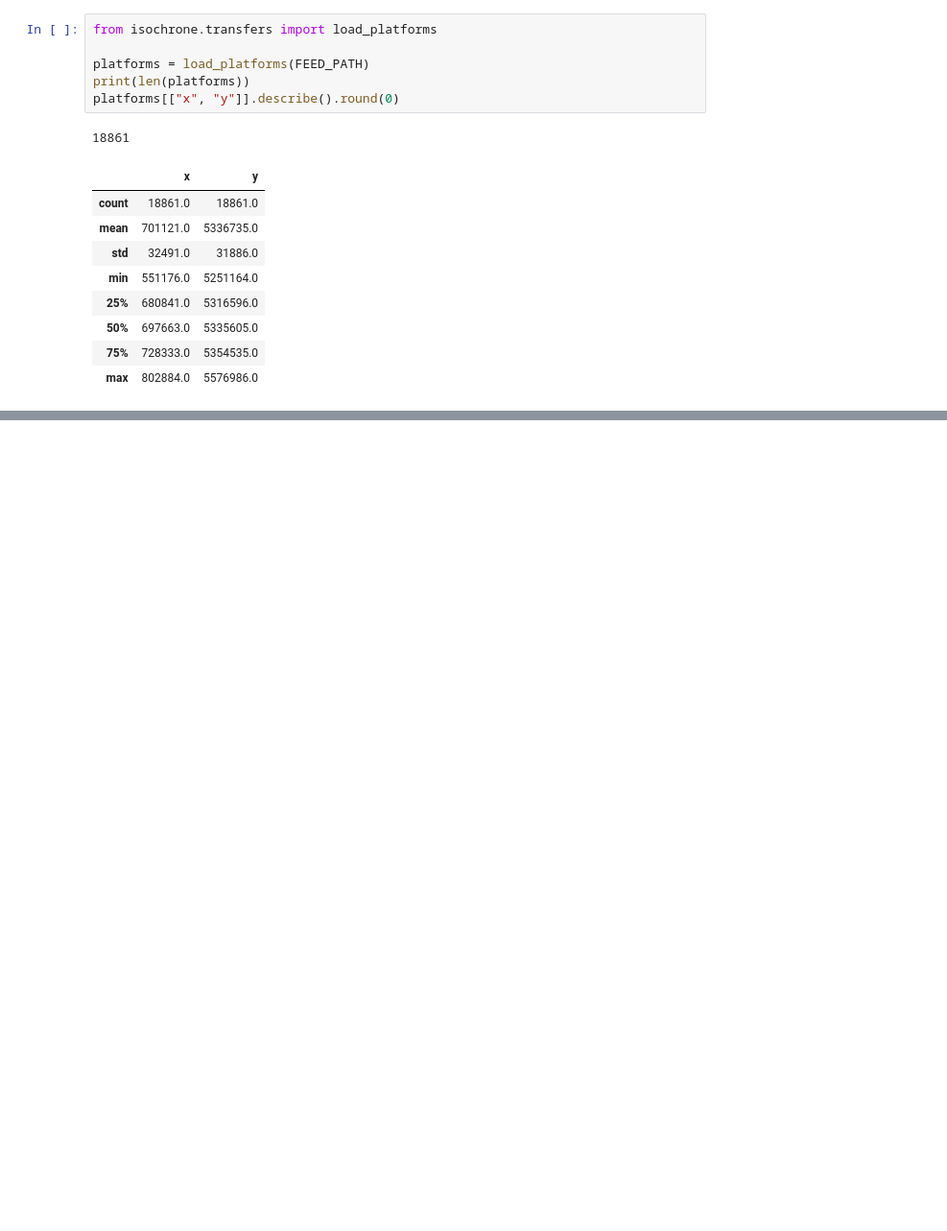
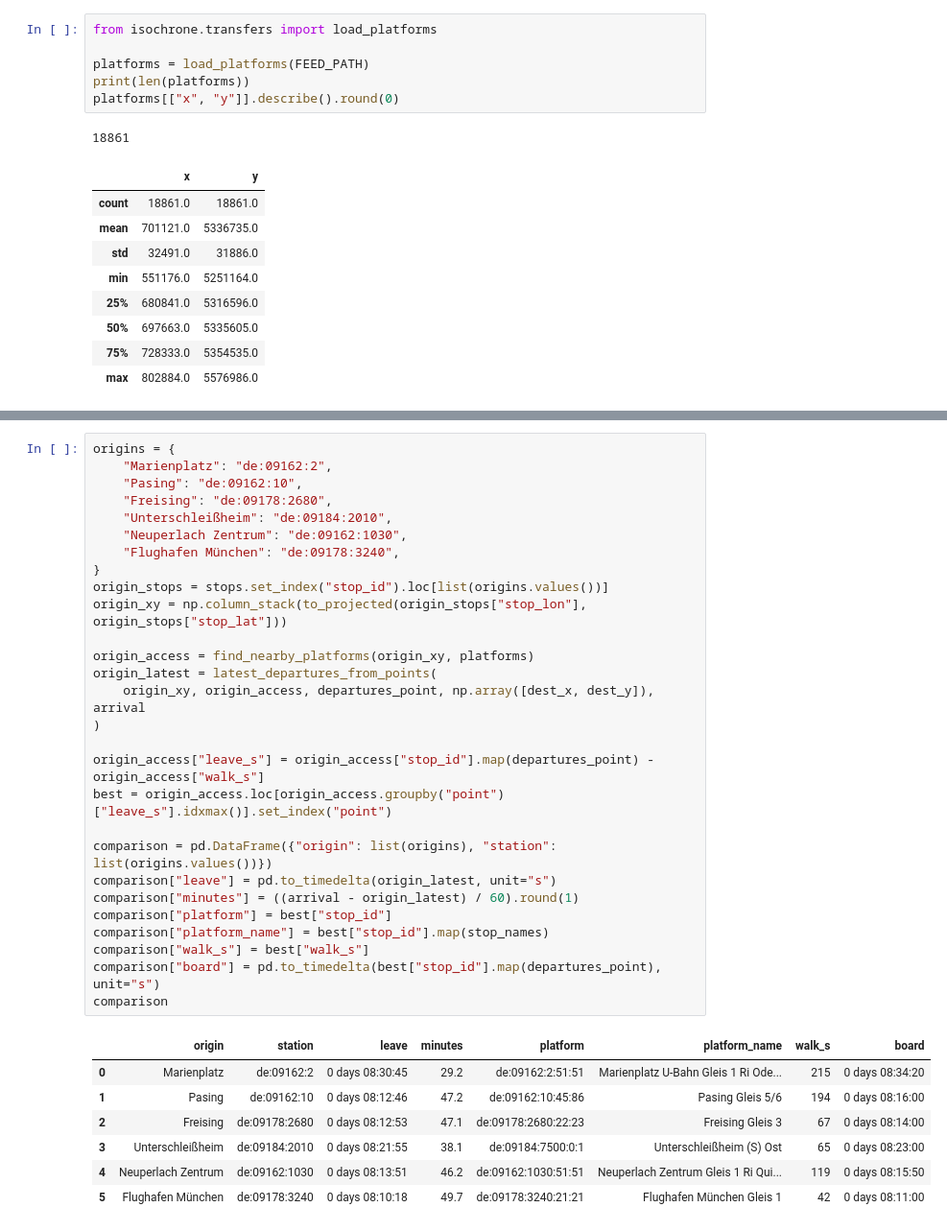
Before and after one commit to francescocodeca/munich-transit-reverse-isochrone, a Jupyter notebook: notebooks/01_explore_gtfs.ipynb, the cells around one changed output, grey strips where cells are left out. Shown at 96% size. Saved outputs shown, nothing was run; the diff lists cells and outputs as text; blank space fills up the shorter version.

```diff
--- a/notebooks/01_explore_gtfs.ipynb
+++ b/notebooks/01_explore_gtfs.ipynb
@@ -302 +302,37 @@ print(map_path)
 /Users/francescocodeca/Desktop/project_maps/data/maps/garching_2026-12-09_0900.html
+# %%
+origins = {
+    "Marienplatz": "de:09162:2",
+    "Pasing": "de:09162:10",
+    "Freising": "de:09178:2680",
+    "Unterschleißheim": "de:09184:2010",
+    "Neuperlach Zentrum": "de:09162:1030",
+    "Flughafen München": "de:09178:3240",
+}
+origin_stops = stops.set_index("stop_id").loc[list(origins.values())]
+origin_xy = np.column_stack(to_projected(origin_stops["stop_lon"], origin_stops["stop_lat"]))
+
+origin_access = find_nearby_platforms(origin_xy, platforms)
+origin_latest = latest_departures_from_points(
+    origin_xy, origin_access, departures_point, np.array([dest_x, dest_y]), arrival
+)
+
+origin_access["leave_s"] = origin_access["stop_id"].map(departures_point) - origin_access["walk_s"]
+best = origin_access.loc[origin_access.groupby("point")["leave_s"].idxmax()].set_index("point")
+
+comparison = pd.DataFrame({"origin": list(origins), "station": list(origins.values())})
+comparison["leave"] = pd.to_timedelta(origin_latest, unit="s")
+comparison["minutes"] = ((arrival - origin_latest) / 60).round(1)
+comparison["platform"] = best["stop_id"]
+comparison["platform_name"] = best["stop_id"].map(stop_names)
+comparison["walk_s"] = best["walk_s"]
+comparison["board"] = pd.to_timedelta(best["stop_id"].map(departures_point), unit="s")
+comparison
+# %% [output]
+|  | origin | station | leave | minutes | platform | platform_name | walk_s | board |
+| 0 | Marienplatz | de:09162:2 | 0 days 08:30:45 | 29.2 | de:09162:2:51:51 | Marienplatz U-Bahn Gleis 1 Ri Ode... | 215 | 0 days 08:34:20 |
+| 1 | Pasing | de:09162:10 | 0 days 08:12:46 | 47.2 | de:09162:10:45:86 | Pasing Gleis 5/6 | 194 | 0 days 08:16:00 |
+| 2 | Freising | de:09178:2680 | 0 days 08:12:53 | 47.1 | de:09178:2680:22:23 | Freising Gleis 3 | 67 | 0 days 08:14:00 |
+| 3 | Unterschleißheim | de:09184:2010 | 0 days 08:21:55 | 38.1 | de:09184:7500:0:1 | Unterschleißheim (S) Ost | 65 | 0 days 08:23:00 |
+| 4 | Neuperlach Zentrum | de:09162:1030 | 0 days 08:13:51 | 46.2 | de:09162:1030:51:51 | Neuperlach Zentrum Gleis 1 Ri Qui... | 119 | 0 days 08:15:50 |
+| 5 | Flughafen München | de:09178:3240 | 0 days 08:10:18 | 49.7 | de:09178:3240:21:21 | Flughafen München Gleis 1 | 42 | 0 days 08:11:00 |
```
Also changed, not shown: parts of 6 cells of this notebook, 1 other file.
